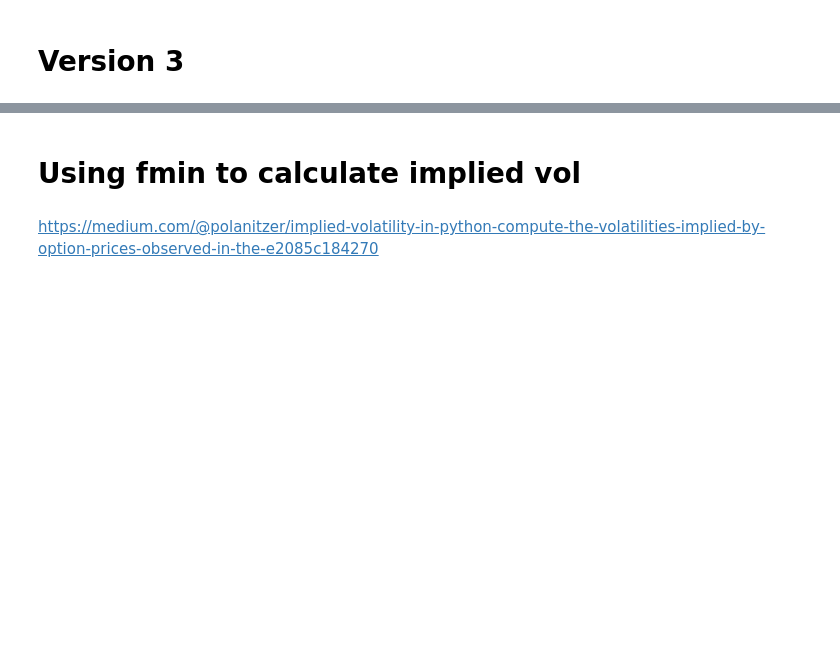
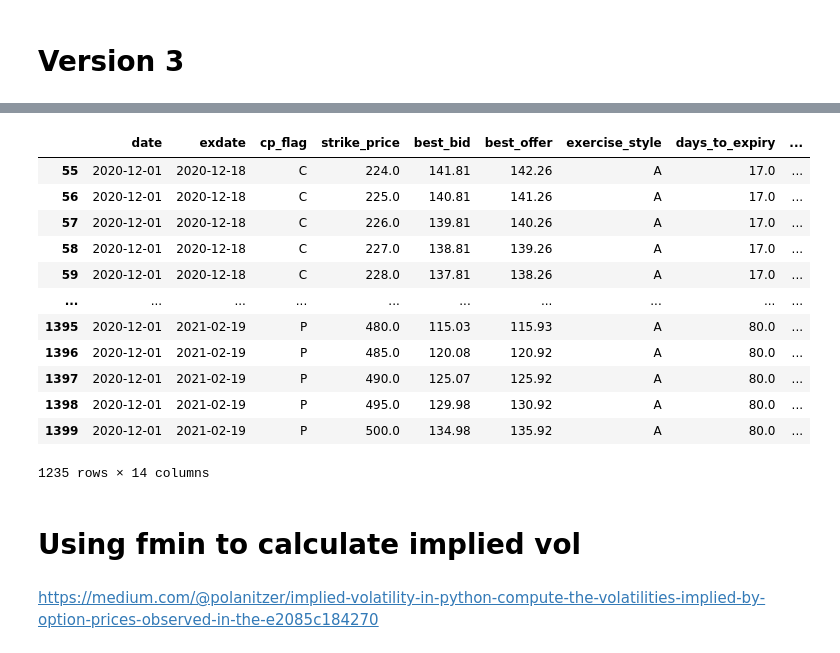
Before and after one commit to BennyAng48/QF620, a Jupyter notebook: Project/Project_Part2_v1.ipynb, the cells around one changed output, grey strips where cells are left out. Drawn from its saved outputs; the diff is of its cells as text; code cells hidden in the pictures; blank space fills up the shorter version.

```diff
--- a/Project/Project_Part2_v1.ipynb
+++ b/Project/Project_Part2_v1.ipynb
@@ -428,0 +403,6 @@ df_spy
+# %%
+# Implied volatility calculation
+def implied_volatility(option_price, S, K, T, r, payoff):
+    # Use Brent's method to solve for implied volatility
+    objective_function = lambda sigma: bs_call_price(S, K, T, r, sigma, payoff) - option_price
+    return brentq(objective_function, 1e-6, 5)
@@ -428,0 +421,12 @@ df_spy
+# %%
+# Applying the function on the DataFrame
+df_spy["implied_vol"] = df_spy.apply(
+    lambda x: implied_volatility(
+        S=SPY_spot,
+        K=x["strike_price"],
+        r=x["rate_decimal"],
+        T=x["years_to_expiry"],
+        option_price=x["mid_price"],
+        payoff=x["options_type"],
+    ), axis=1
+)
@@ -496,0 +615,16 @@ df_spy
+# %%
+implied_vol_spy
+# %% [output]
+|  | date | exdate | cp_flag | strike_price | best_bid | best_offer | exercise_style | days_to_expiry | ... |
+| 55 | 2020-12-01 | 2020-12-18 | C | 224.0 | 141.81 | 142.26 | A | 17.0 | ... |
+| 56 | 2020-12-01 | 2020-12-18 | C | 225.0 | 140.81 | 141.26 | A | 17.0 | ... |
+| 57 | 2020-12-01 | 2020-12-18 | C | 226.0 | 139.81 | 140.26 | A | 17.0 | ... |
+| 58 | 2020-12-01 | 2020-12-18 | C | 227.0 | 138.81 | 139.26 | A | 17.0 | ... |
+| 59 | 2020-12-01 | 2020-12-18 | C | 228.0 | 137.81 | 138.26 | A | 17.0 | ... |
+| ... | ... | ... | ... | ... | ... | ... | ... | ... | ... |
+| 1395 | 2020-12-01 | 2021-02-19 | P | 480.0 | 115.03 | 115.93 | A | 80.0 | ... |
+| 1396 | 2020-12-01 | 2021-02-19 | P | 485.0 | 120.08 | 120.92 | A | 80.0 | ... |
+| 1397 | 2020-12-01 | 2021-02-19 | P | 490.0 | 125.07 | 125.92 | A | 80.0 | ... |
+| 1398 | 2020-12-01 | 2021-02-19 | P | 495.0 | 129.98 | 130.92 | A | 80.0 | ... |
+| 1399 | 2020-12-01 | 2021-02-19 | P | 500.0 | 134.98 | 135.92 | A | 80.0 | ... |
+1235 rows × 14 columns
```
Also changed, not shown: parts of 25 cells of this notebook.
